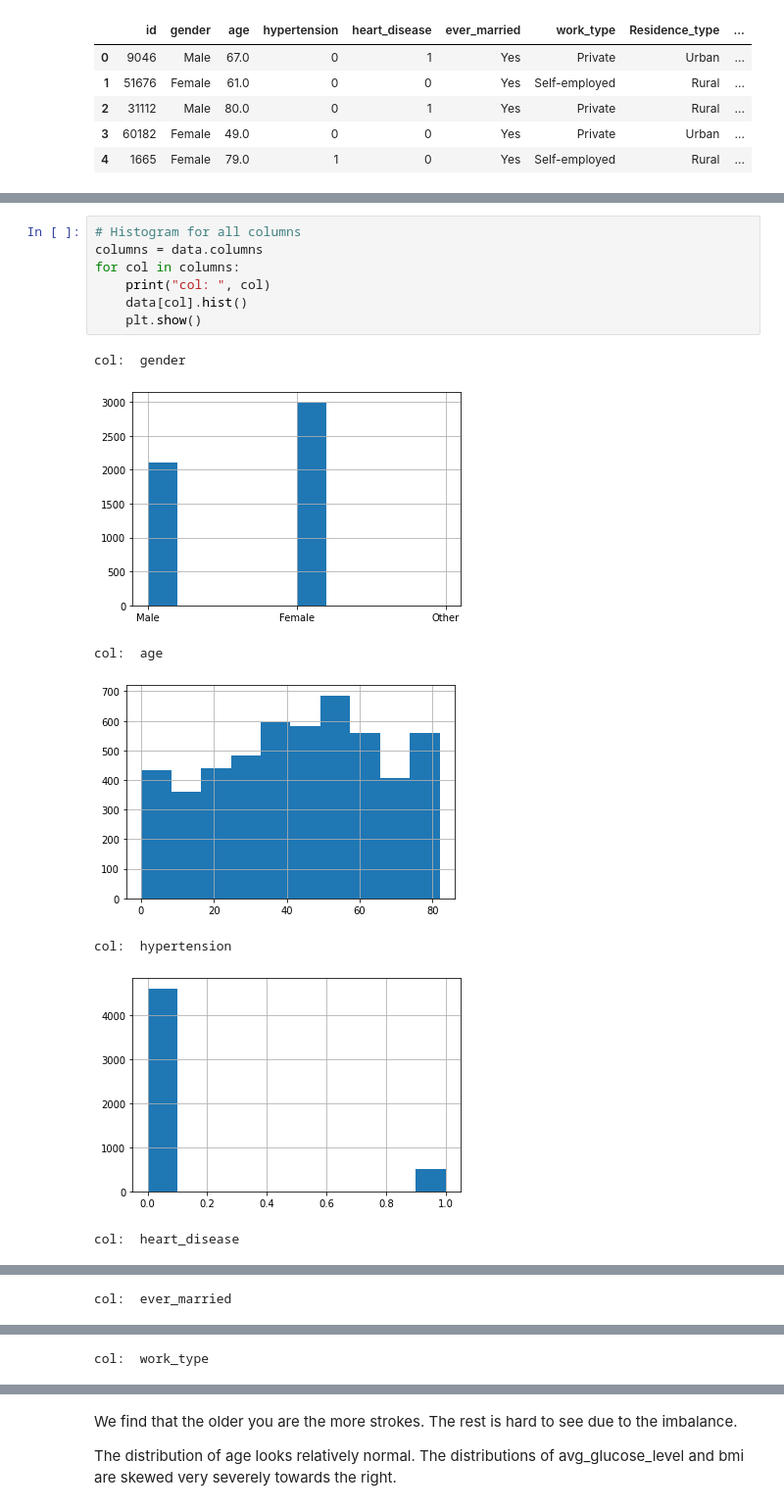
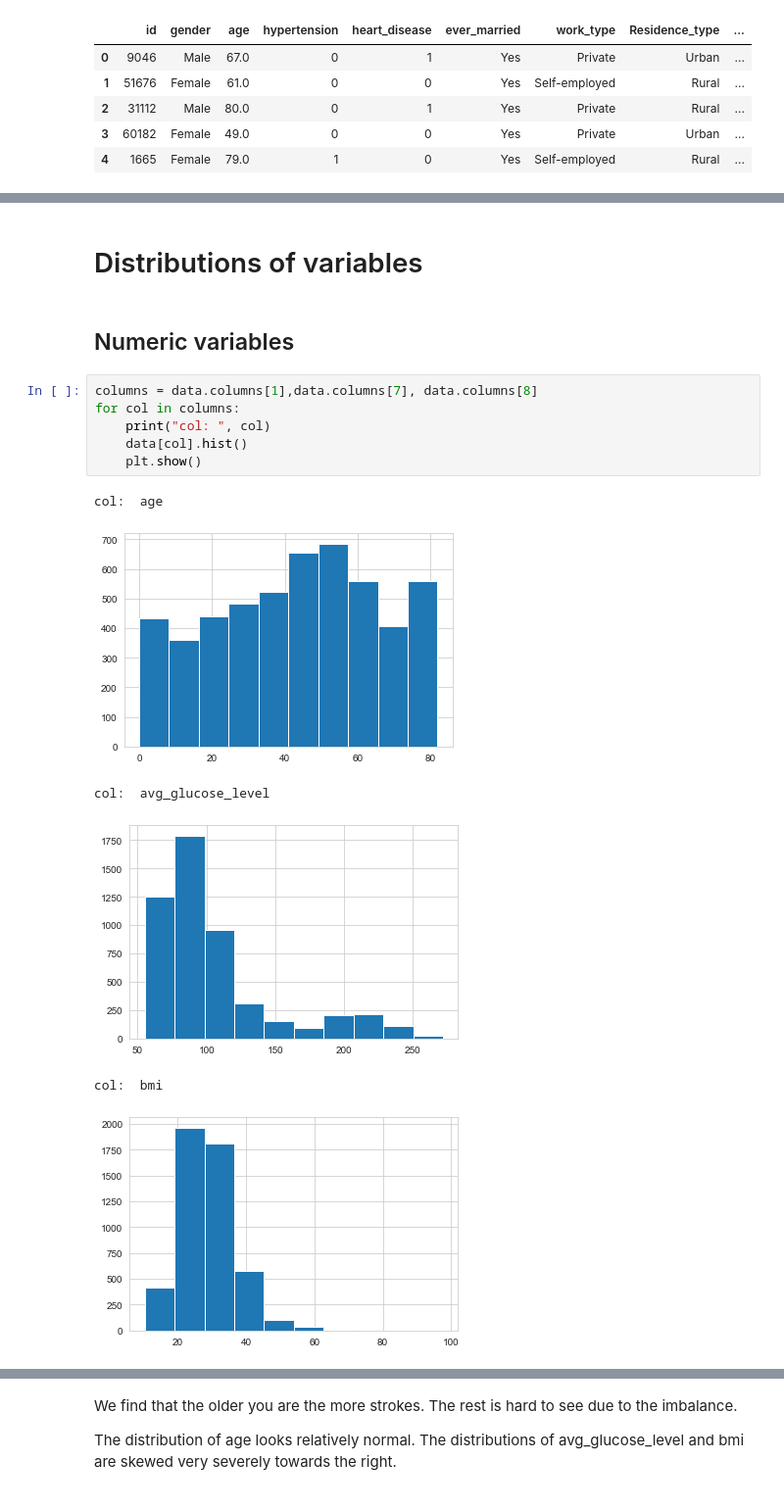
Before and after one commit to katrinenymann/data_science_exam, a Jupyter notebook: data_exploration.ipynb, the cells around one changed output, grey strips where cells are left out. Shown at 98% size. Cells and saved outputs as stored; diff of their text form.

```diff
--- a/data_exploration.ipynb
+++ b/data_exploration.ipynb
@@ -48,18 +50,20 @@ Data columns (total 11 columns):
  10  stroke             5110 non-null   int64
 dtypes: float64(3), int64(3), object(5)
 memory usage: 439.3+ KB
+# %% [markdown]
+# Distributions of variables
+# %% [markdown]
+## Numeric variables
 # %%
-# Histogram for all columns
-columns = data.columns
+columns = data.columns[1],data.columns[7], data.columns[8]
 for col in columns:
     print("col: ", col)
     data[col].hist()
     plt.show()
 # %% [output]
-col:  gender
+col:  age
-[figure, old version]
+[figure, new version]
-col:  age
+col:  avg_glucose_level
-[figure, old version]
+[figure, new version]
-col:  hypertension
+col:  bmi
-[figure, old version]
+[figure, new version]
-col:  heart_disease
@@ -67 +69,0 @@ col:  heart_disease
-col:  ever_married
@@ -69 +69,0 @@ col:  ever_married
-col:  work_type
```
Also changed, not shown: parts of 20 cells of this notebook.
